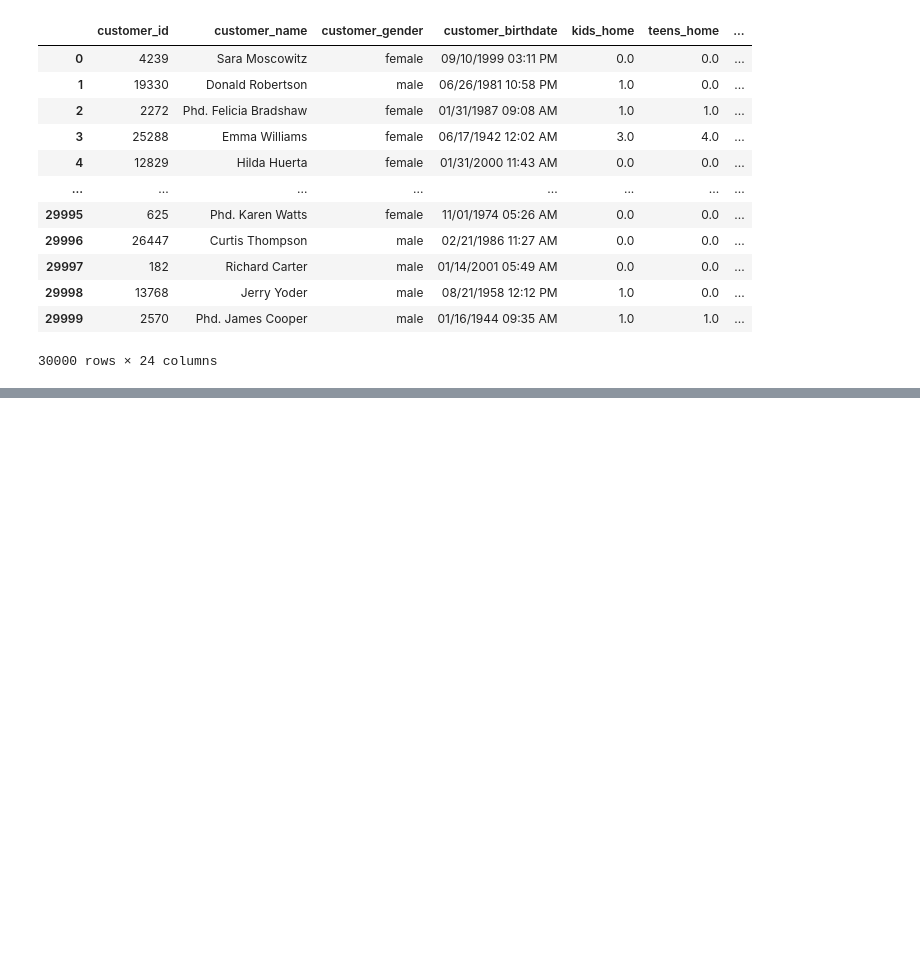
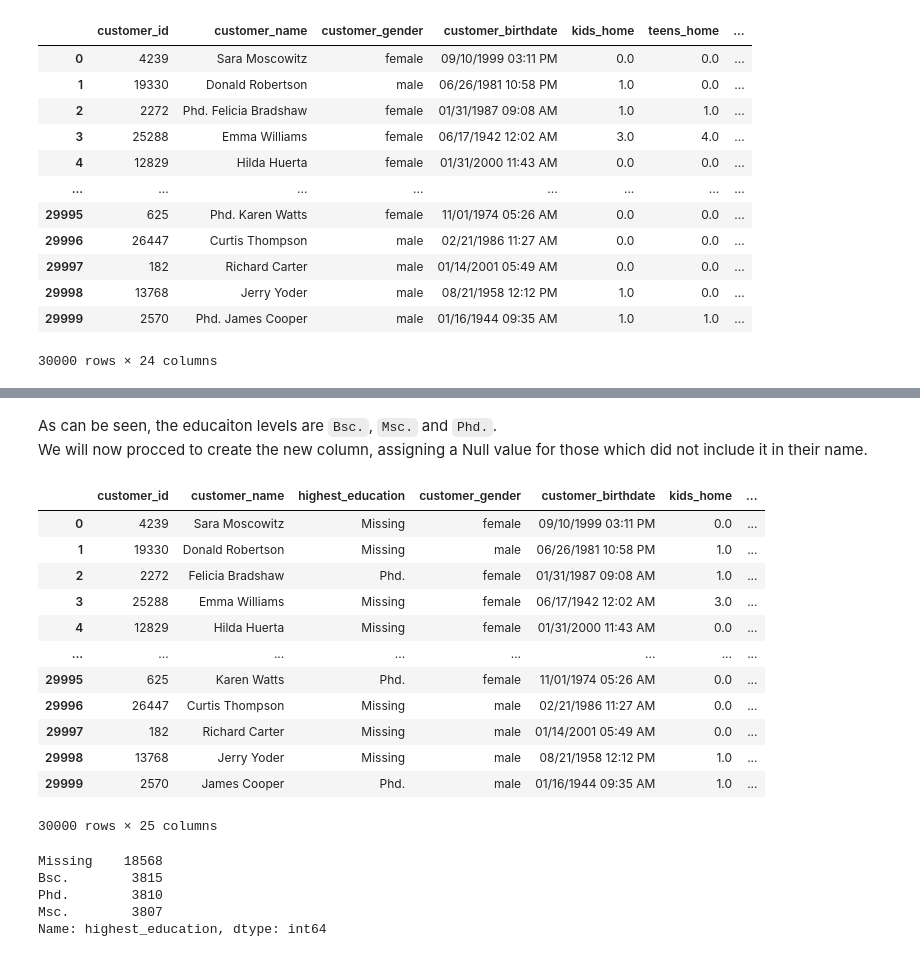
Before and after one commit to MarceloJ18/KeizerKrukis, a Jupyter notebook: proj_code_nb.ipynb, the cells around one changed output, grey strips where cells are left out. Saved outputs shown, nothing was run; the diff lists cells and outputs as text; code cells hidden in the pictures; blank space fills up the shorter version.

```diff
--- a/proj_code_nb.ipynb
+++ b/proj_code_nb.ipynb
@@ -46,0 +130,49 @@ replace customer card info / add a different column -> customer card as binary (
+# %% [markdown]
+As can be seen, the educaiton levels are `Bsc.`, `Msc.` and `Phd.`. <br>
+We will now procced to create the new column, assigning a Null value for those which did not include it in their name.
+# %%
+# Create a copy for safety
+ci_copy = customer_info.copy()
+
+# List of educational levels previously seen to be extracted
+edu_levels = ['Bsc.', 'Msc.', 'Phd.']
+
+# Create a regular expression pattern to match the educational level
+pattern = '|'.join(edu_levels)
+
+# Extract the educational level
+ci_copy['highest_education'] = ci_copy['customer_name'].str.extract('(' + pattern + ')')
+
+# Remove the educational level from the 'customer_name' column
+ci_copy['customer_name'] = ci_copy['customer_name'].str.replace(pattern, '').str.strip()
+
+# Insert the 'education' column as the third column in the DataFrame
+ci_copy.insert(2, 'highest_education', ci_copy.pop('highest_education'))
+
+# To avoid having many NaNs, it was decided to give them the designation 'Missing'
+ci_copy['highest_education'].fillna('Missing', inplace= True)
+
+# See updated Customer Info
+ci_copy
+# %% [output]
+|  | customer_id | customer_name | highest_education | customer_gender | customer_birthdate | kids_home | ... |
+| 0 | 4239 | Sara Moscowitz | Missing | female | 09/10/1999 03:11 PM | 0.0 | ... |
+| 1 | 19330 | Donald Robertson | Missing | male | 06/26/1981 10:58 PM | 1.0 | ... |
+| 2 | 2272 | Felicia Bradshaw | Phd. | female | 01/31/1987 09:08 AM | 1.0 | ... |
+| 3 | 25288 | Emma Williams | Missing | female | 06/17/1942 12:02 AM | 3.0 | ... |
+| 4 | 12829 | Hilda Huerta | Missing | female | 01/31/2000 11:43 AM | 0.0 | ... |
+| ... | ... | ... | ... | ... | ... | ... | ... |
+| 29995 | 625 | Karen Watts | Phd. | female | 11/01/1974 05:26 AM | 0.0 | ... |
+| 29996 | 26447 | Curtis Thompson | Missing | male | 02/21/1986 11:27 AM | 0.0 | ... |
+| 29997 | 182 | Richard Carter | Missing | male | 01/14/2001 05:49 AM | 0.0 | ... |
+| 29998 | 13768 | Jerry Yoder | Missing | male | 08/21/1958 12:12 PM | 1.0 | ... |
+| 29999 | 2570 | James Cooper | Phd. | male | 01/16/1944 09:35 AM | 1.0 | ... |
+30000 rows × 25 columns
+# %%
+ci_copy['highest_education'].value_counts()
+# %% [output]
+Missing    18568
+Bsc.        3815
+Phd.        3810
+Msc.        3807
+Name: highest_education, dtype: int64
```
Also changed, not shown: parts of 18 cells of this notebook.
